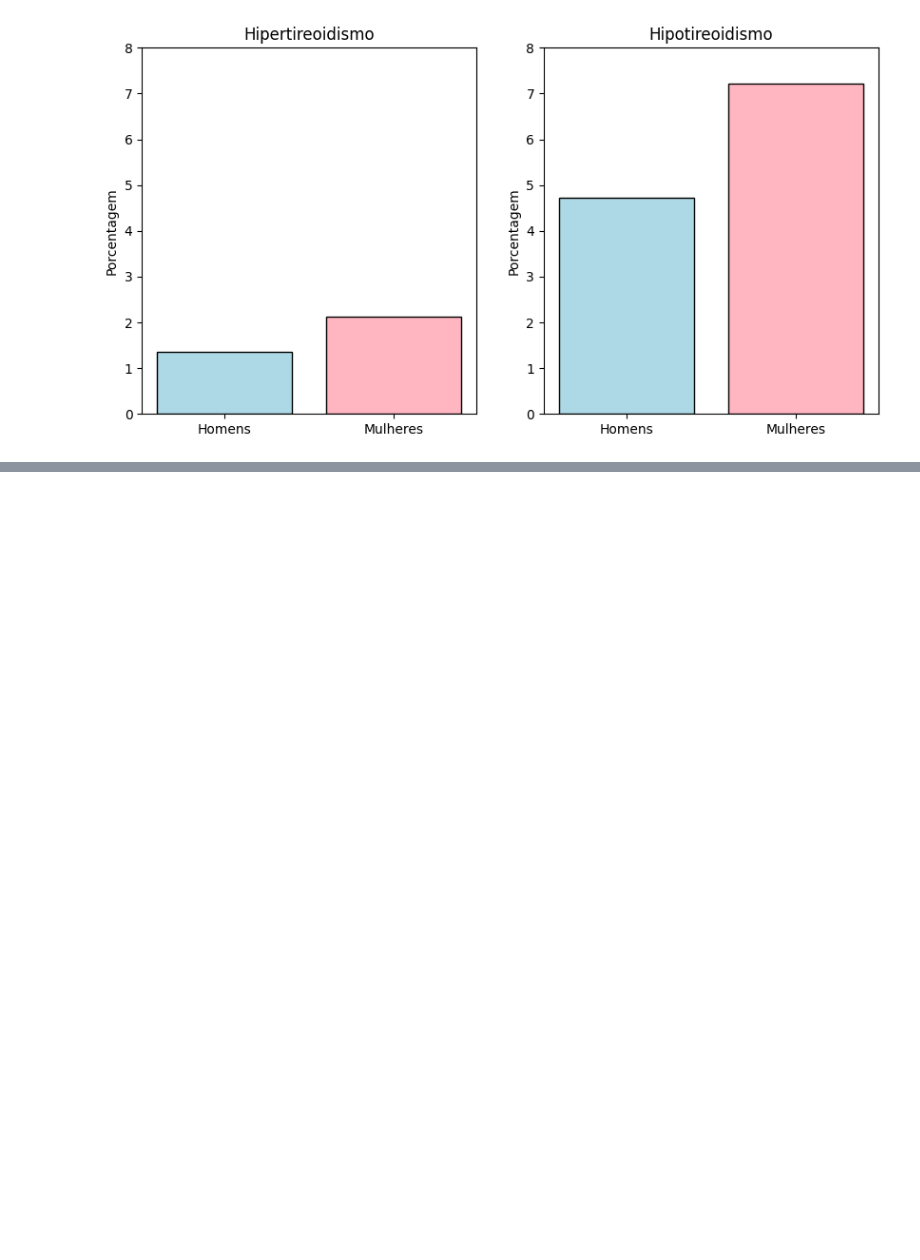
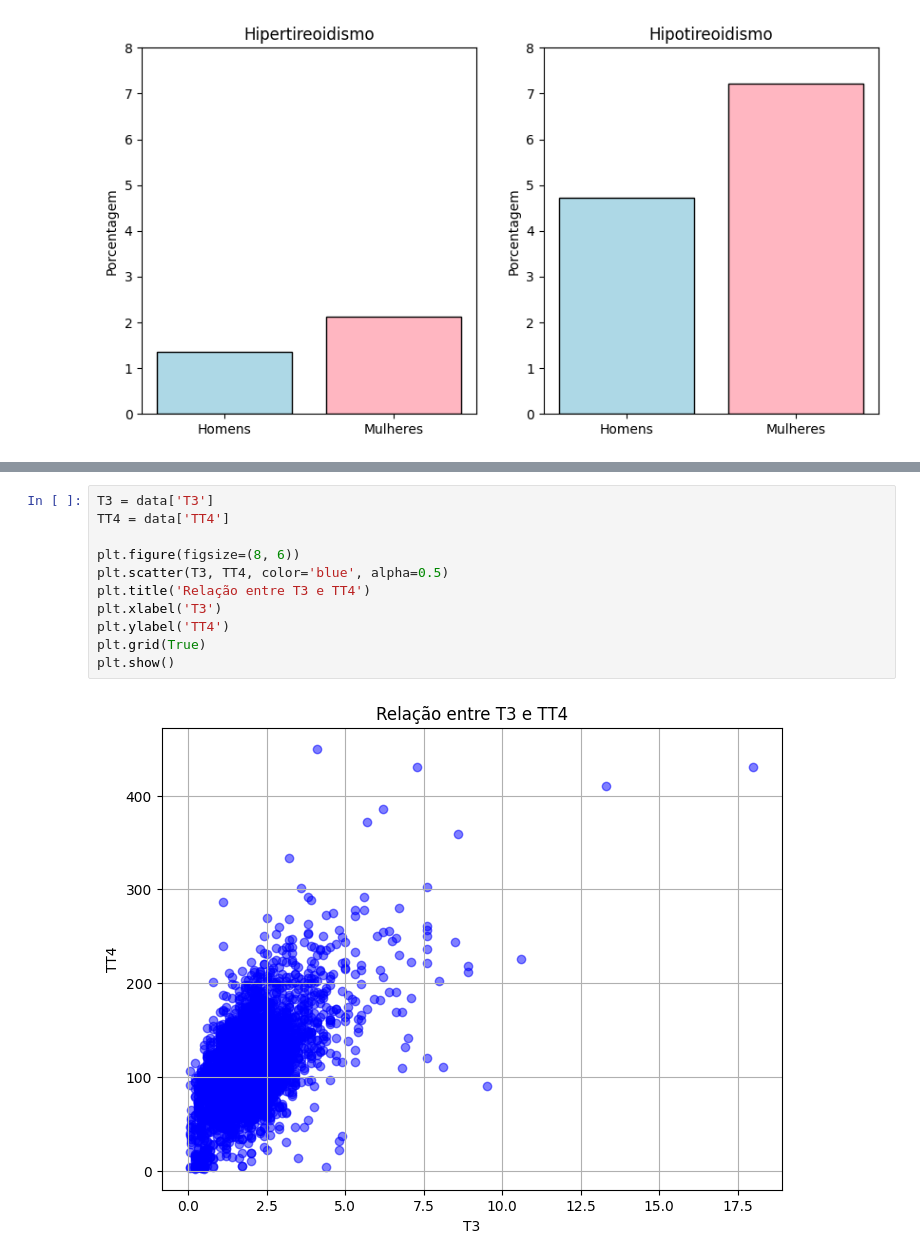
Before and after one commit to gabrielventuradasilva/thyroid-analysis, a Jupyter notebook: thyroid.ipynb, the cells around one changed output, grey strips where cells are left out. Drawn from its saved outputs; the diff is of its cells as text; blank space fills up the shorter version.

```diff
--- a/thyroid.ipynb
+++ b/thyroid.ipynb
@@ -229,0 +254,13 @@ plt.show()
+# %%
+T3 = data['T3']
+TT4 = data['TT4']
+
+plt.figure(figsize=(8, 6))
+plt.scatter(T3, TT4, color='blue', alpha=0.5)
+plt.title('Relação entre T3 e TT4')
+plt.xlabel('T3')
+plt.ylabel('TT4')
+plt.grid(True)
+plt.show()
+# %% [output]
+[figure, added]
```
Also changed, not shown: parts of 2 cells of this notebook.
